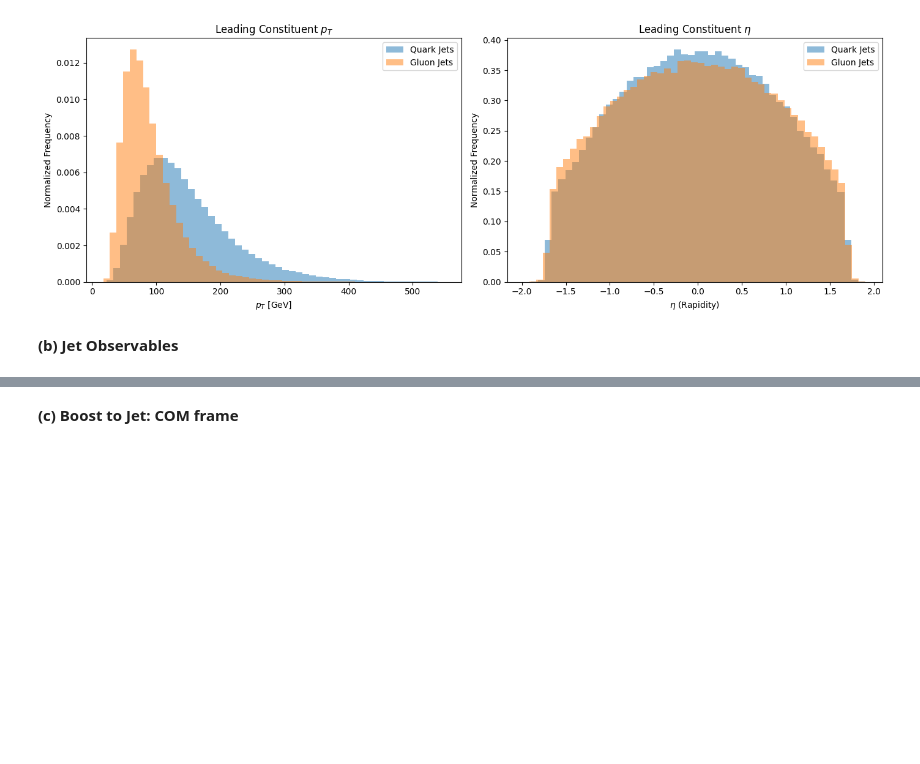
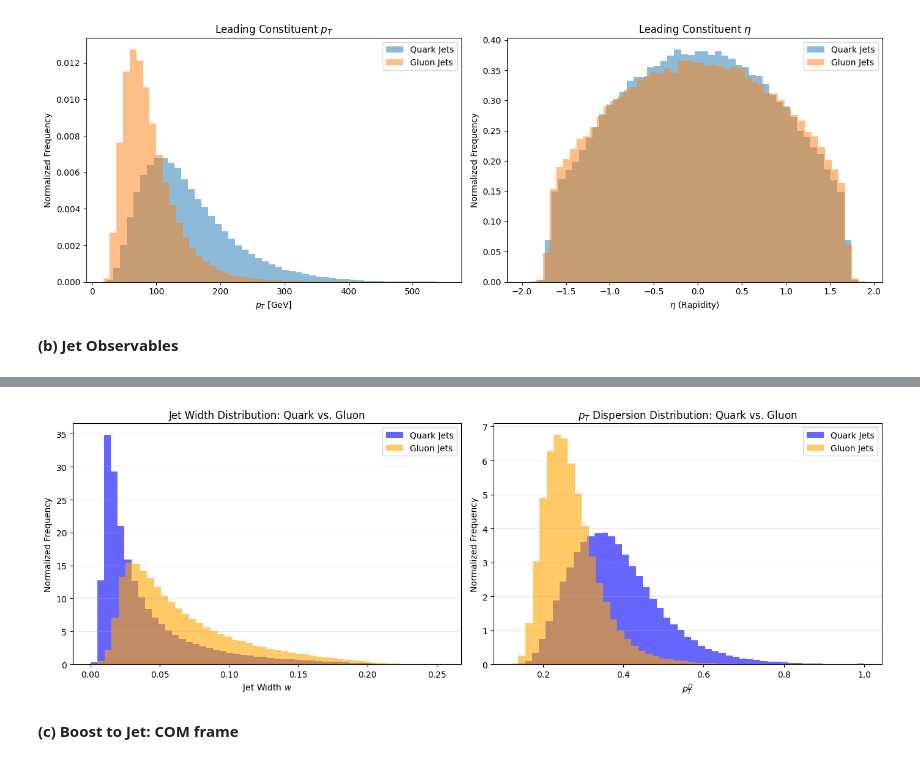
Before and after one commit to YashJha12421/HEP_Simulation, a Jupyter notebook: JET_PARTICLES.ipynb, the cells around one changed output, grey strips where cells are left out. Drawn from its saved outputs; the diff is of its cells as text; code cells hidden in the pictures; blank space fills up the shorter version.

```diff
--- a/JET_PARTICLES.ipynb
+++ b/JET_PARTICLES.ipynb
@@ -152,3 +179,32 @@ pt_dispersion = np.sqrt(sum_pt_sq) / den_w
+# %%
+fig, (ax1, ax2) = plt.subplots(1, 2, figsize=(14, 5))
+
+# --- Jet Width Distribution ---
+ax1.hist(jet_width[labels==1], bins=50, alpha=0.6, label='Quark Jets',
+         color='blue', density=True, histtype='stepfilled')
+ax1.hist(jet_width[labels==0], bins=50, alpha=0.6, label='Gluon Jets',
+         color='orange', density=True, histtype='stepfilled')
+ax1.set_xlabel('Jet Width $w$')
+ax1.set_ylabel('Normalized Frequency')
+ax1.set_title('Jet Width Distribution: Quark vs. Gluon')
+ax1.legend()
+ax1.grid(axis='y', alpha=0.3)
+
+# --- pT Dispersion Distribution ---
+ax2.hist(pt_dispersion[labels==1], bins=50, alpha=0.6, label='Quark Jets',
+         color='blue', density=True, histtype='stepfilled')
+ax2.hist(pt_dispersion[labels==0], bins=50, alpha=0.6, label='Gluon Jets',
+         color='orange', density=True, histtype='stepfilled')
+ax2.set_xlabel(r'$p_T^D$')
+ax2.set_ylabel('Normalized Frequency')
+ax2.set_title(r'$p_T$ Dispersion Distribution: Quark vs. Gluon')
+ax2.legend()
+ax2.grid(axis='y', alpha=0.3)
+
+plt.tight_layout()
+plt.show()
+# %% [output]
+[figure, added]
 # %% [markdown]
 **(c) Boost to Jet: COM frame**
 # %% [markdown]
```
Also changed, not shown: parts of 24 cells of this notebook.
